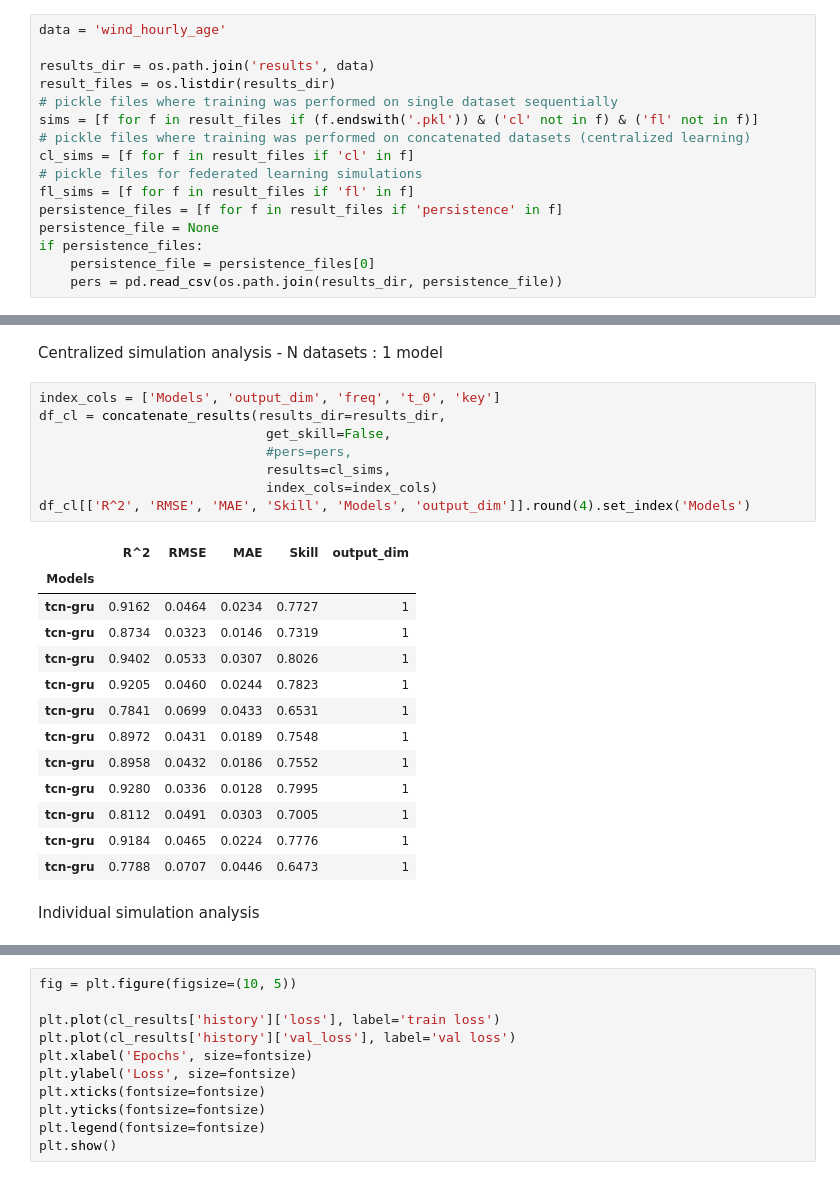
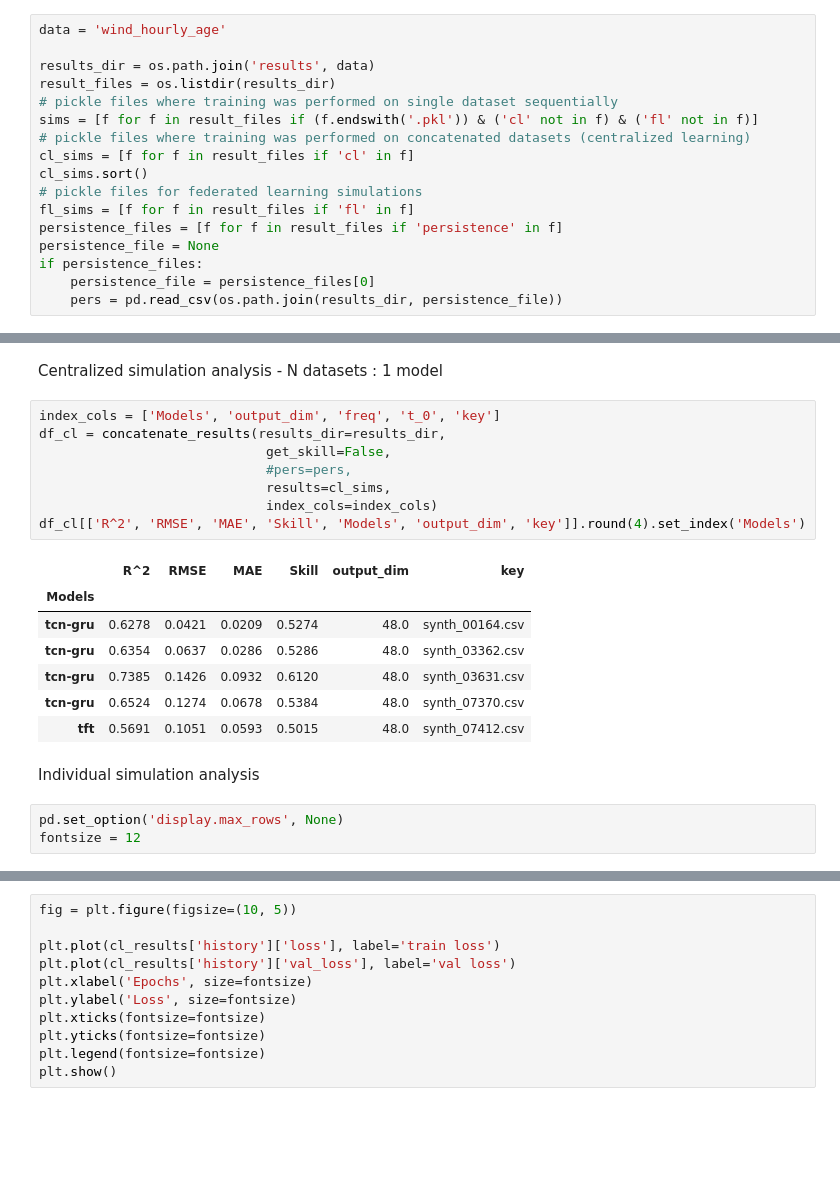
Before and after one commit to vikwal/forecasting_framework, a Jupyter notebook: evaluation.ipynb, the cells around one changed output, grey strips where cells are left out. Drawn from its saved outputs; the diff is of its cells as text; blank space fills up the shorter version.

```diff
--- a/evaluation.ipynb
+++ b/evaluation.ipynb
@@ -15,6 +15,7 @@ result_files = os.listdir(results_dir)
 sims = [f for f in result_files if (f.endswith('.pkl')) & ('cl' not in f) & ('fl' not in f)]
 # pickle files where training was performed on concatenated datasets (centralized learning)
 cl_sims = [f for f in result_files if 'cl' in f]
+cl_sims.sort()
 # pickle files for federated learning simulations
 fl_sims = [f for f in result_files if 'fl' in f]
 persistence_files = [f for f in result_files if 'persistence' in f]
@@ -104,25 +87,22 @@ Centralized simulation analysis - N datasets : 1 model
 # %%
 index_cols = ['Models', 'output_dim', 'freq', 't_0', 'key']
 df_cl = concatenate_results(results_dir=results_dir,
                              get_skill=False,
                              #pers=pers,
                              results=cl_sims,
                              index_cols=index_cols)
-df_cl[['R^2', 'RMSE', 'MAE', 'Skill', 'Models', 'output_dim']].round(4).set_index('Models')
+df_cl[['R^2', 'RMSE', 'MAE', 'Skill', 'Models', 'output_dim', 'key']].round(4).set_index('Models')
 # %% [output]
-|  | R^2 | RMSE | MAE | Skill | output_dim |
-| Models |  |  |  |  |  |
-| tcn-gru | 0.9162 | 0.0464 | 0.0234 | 0.7727 | 1 |
-| tcn-gru | 0.8734 | 0.0323 | 0.0146 | 0.7319 | 1 |
-| tcn-gru | 0.9402 | 0.0533 | 0.0307 | 0.8026 | 1 |
-| tcn-gru | 0.9205 | 0.0460 | 0.0244 | 0.7823 | 1 |
-| tcn-gru | 0.7841 | 0.0699 | 0.0433 | 0.6531 | 1 |
-| tcn-gru | 0.8972 | 0.0431 | 0.0189 | 0.7548 | 1 |
-| tcn-gru | 0.8958 | 0.0432 | 0.0186 | 0.7552 | 1 |
-| tcn-gru | 0.9280 | 0.0336 | 0.0128 | 0.7995 | 1 |
-| tcn-gru | 0.8112 | 0.0491 | 0.0303 | 0.7005 | 1 |
-| tcn-gru | 0.9184 | 0.0465 | 0.0224 | 0.7776 | 1 |
-| tcn-gru | 0.7788 | 0.0707 | 0.0446 | 0.6473 | 1 |
+|  | R^2 | RMSE | MAE | Skill | output_dim | key |
+| Models |  |  |  |  |  |  |
+| tcn-gru | 0.6278 | 0.0421 | 0.0209 | 0.5274 | 48.0 | synth_00164.csv |
+| tcn-gru | 0.6354 | 0.0637 | 0.0286 | 0.5286 | 48.0 | synth_03362.csv |
+| tcn-gru | 0.7385 | 0.1426 | 0.0932 | 0.6120 | 48.0 | synth_03631.csv |
+| tcn-gru | 0.6524 | 0.1274 | 0.0678 | 0.5384 | 48.0 | synth_07370.csv |
+| tft | 0.5691 | 0.1051 | 0.0593 | 0.5015 | 48.0 | synth_07412.csv |
 # %% [markdown]
 Individual simulation analysis
+# %%
+pd.set_option('display.max_rows', None)
+fontsize = 12
 # %%
```
Also changed, not shown: parts of 10 cells of this notebook, 9 other files.
